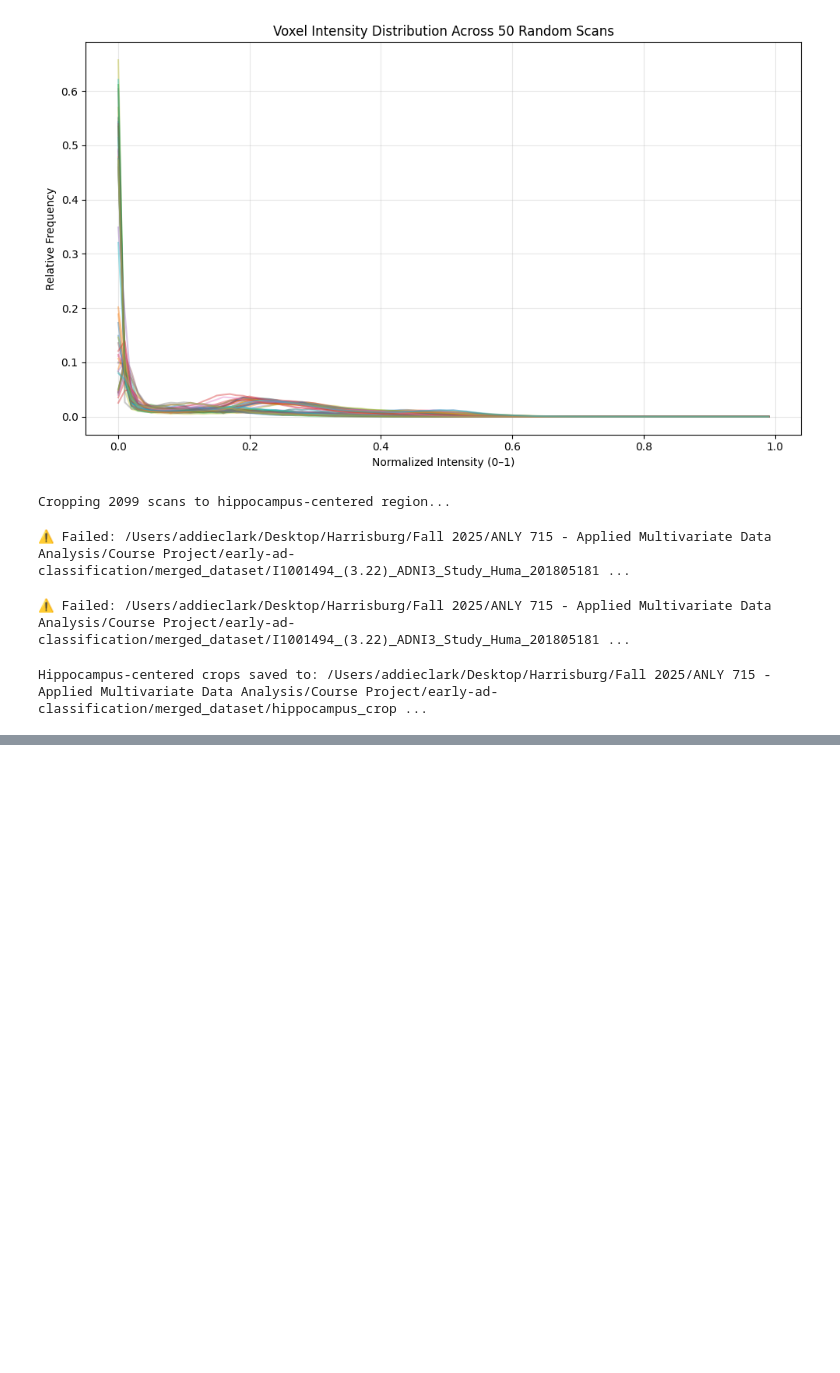
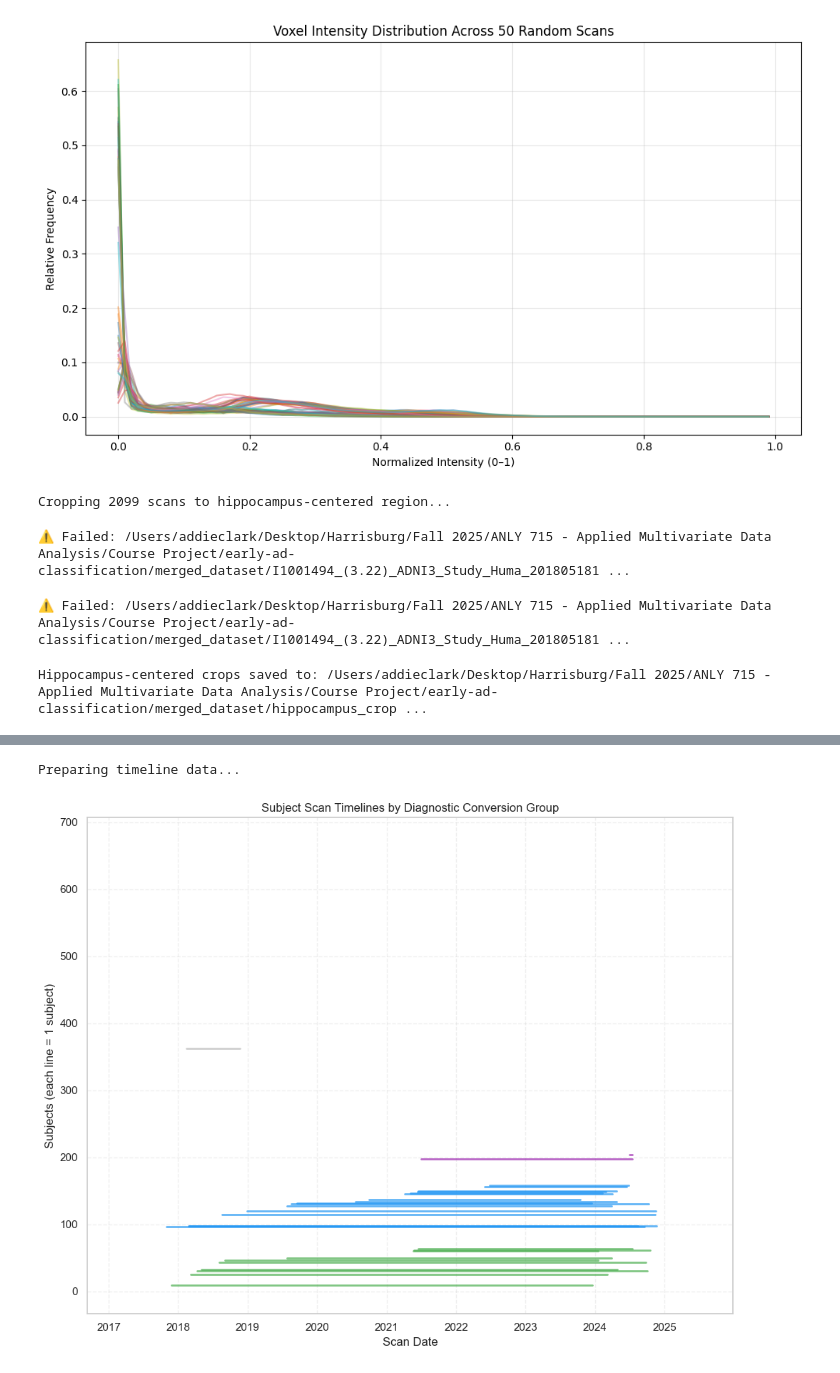
Before and after one commit to santoshsahini19/early-ad-classification, a Jupyter notebook: AC_Code/Archived_CNN_early_ad_AC.ipynb, the cells around one changed output, grey strips where cells are left out. Saved outputs shown, nothing was run; the diff lists cells and outputs as text; code cells hidden in the pictures; blank space fills up the shorter version.

```diff
--- a/AC_Code/CNN_early_ad_AC.ipynb
+++ b/AC_Code/Archived_CNN_early_ad_AC.ipynb
@@ -1687,3 +2046,64 @@ Hippocampus-centered crops saved to: /Users/addieclark/Desktop/Harrisburg/Fall 2
+# %%
+# ==========================================================
+#  Timeline Visualization: First vs Last Scan per Subject
+# ==========================================================
+
+if "conversion_flag" not in df_progress.columns:
+    print("conversion_flag not found – run Section 8 first.")
+else:
+    print("Preparing timeline data...")
+
+    # --- Step 1: Ensure we have date info per subject
+    if "scan_date" in df_merged.columns:
+        df_merged["scan_date"] = pd.to_datetime(df_merged["scan_date"], errors="coerce")
+        df_dates = (
+            df_merged.groupby("subject_id")["scan_date"]
+            .agg(first_date="min", last_date="max", scan_count="count")
+            .reset_index()
+        )
+    else:
+        print("scan_date column missing; cannot build timeline.")
+        df_dates = pd.DataFrame(columns=["subject_id", "first_date", "last_date", "scan_count"])
+
+    # --- Step 2: Merge with diagnostic progression table
+    df_progress = df_progress.merge(df_dates, on="subject_id", how="left")
+
+    # --- Step 3: Filter valid timelines
+    df_plot = df_progress.dropna(subset=["first_date", "last_date"]).copy()
+
+    # --- Step 4: Sorting order
+    order = ["Stable CN", "Stable MCI", "Stable AD", "CN→MCI", "MCI→AD", "CN→AD", "Unknown"]
+    df_plot["conversion_flag"] = pd.Categorical(df_plot["conversion_flag"], categories=order, ordered=True)
+    df_plot = df_plot.sort_values(["conversion_flag", "first_date"])
+
+    # --- Step 5: Plot
+    plt.figure(figsize=(10, 8))
+    for i, row in enumerate(df_plot.itertuples()):
+        plt.plot(
+            [row.first_date, row.last_date],
+            [i, i],
+            color={
+                "Stable CN": "#4CAF50",
+                "Stable MCI": "#2196F3",
+                "Stable AD": "#9C27B0",
+                "CN→MCI": "#FFC107",
+                "MCI→AD": "#FF5722",
+                "CN→AD": "#E91E63",
+                "Unknown": "#BDBDBD",
+            }.get(row.conversion_flag, "#CCCCCC"),
+            lw=2,
+            alpha=0.7,
+        )
+
+    plt.title("Subject Scan Timelines by Diagnostic Conversion Group")
+    plt.xlabel("Scan Date")
+    plt.ylabel("Subjects (each line = 1 subject)")
+    plt.grid(alpha=0.3, linestyle="--")
+    plt.tight_layout()
+    plt.show()
+# %% [output]
+Preparing timeline data...
+[figure, added]
 # %%
 # ==============================================
 # CNN_earlyAD — Hippocampus crops + robust training loop
```
Also changed, not shown: parts of 5 cells of this notebook, 6 other files.
